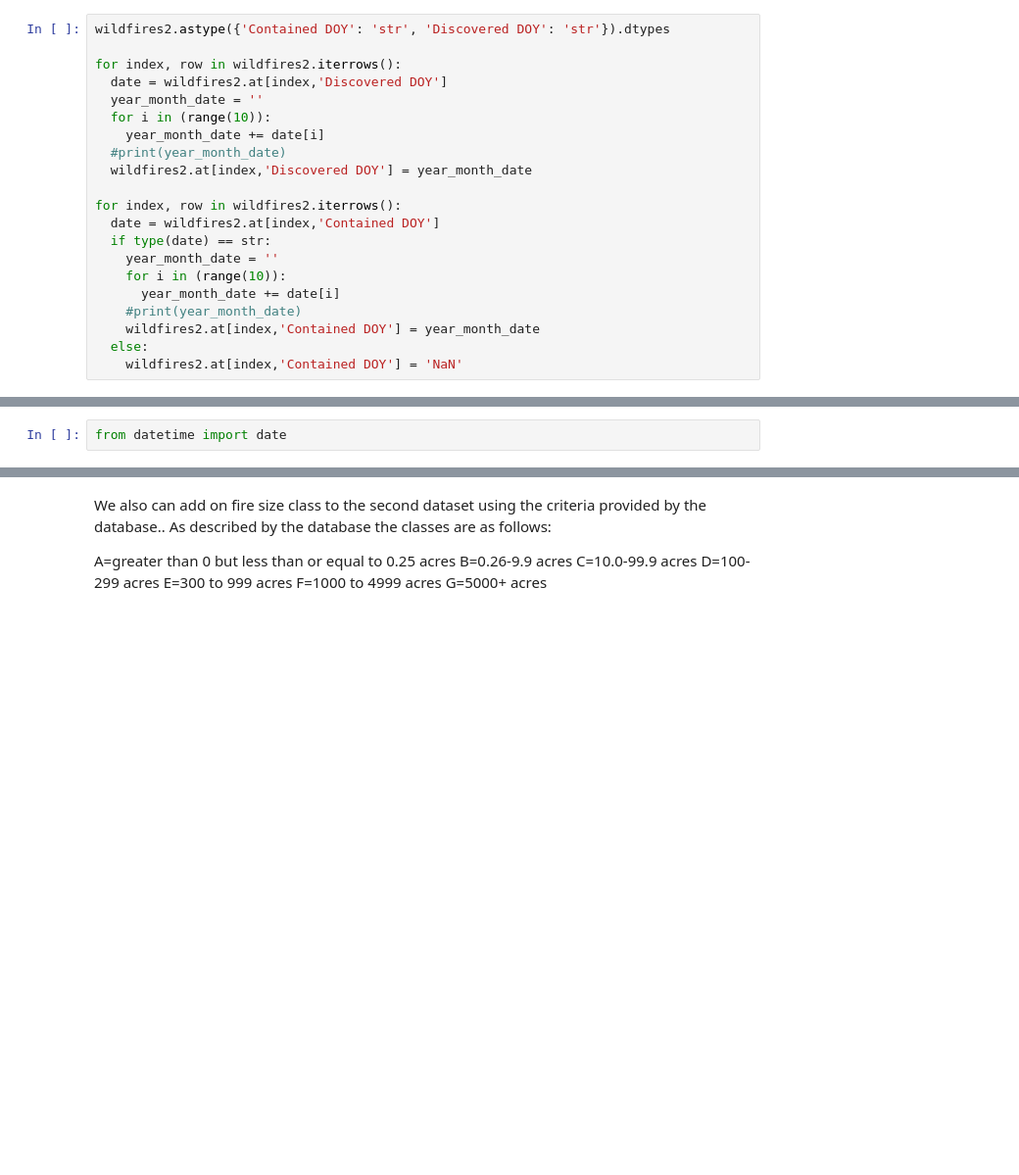
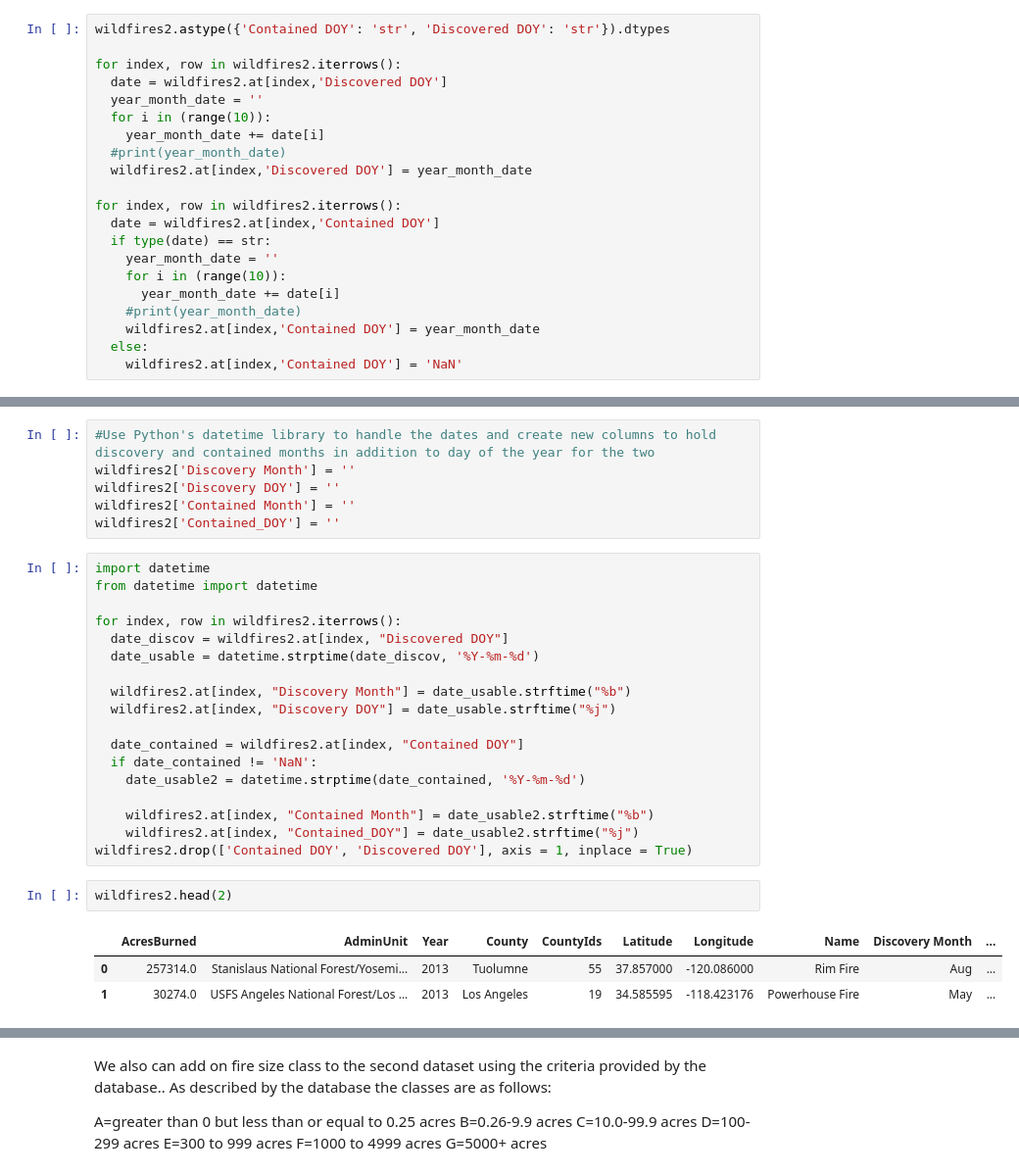
Before and after one commit to mnocerino23/Wildfire-Forecaster, a Jupyter notebook: wildfires.ipynb, the cells around one changed output, grey strips where cells are left out. Shown: that part at 98% size. Saved outputs shown, nothing was run; the diff lists cells and outputs as text; blank space fills up the shorter version.

```diff
--- a/wildfires.ipynb
+++ b/wildfires.ipynb
@@ -184,5 +185,33 @@ wildfires2.head(20)
 | 17 | 3111.0 | CAL FIRE Santa-Clara Unit | 2013 | Contra Costa | 7 | 2013-09-14 | 37.907570 | -121.882582 | Morgan Fire | ... |
 | 18 | 2781.0 | CAL FIRE San Diego Unit | 2013 | San Diego | 37 | 2013-05-26 | 33.121110 | -116.525790 | San Felipe Fire | ... |
 | 19 | 2462.0 | CAL FIRE Butte Unit | 2013 | Butte | 4 | 2013-08-22 | 39.446268 | -121.382360 | Swedes Fire | ... |
-# %%
-from datetime import date
+# %%
+#Use Python's datetime library to handle the dates and create new columns to hold discovery and contained months in addition to day of the year for the two
+wildfires2['Discovery Month'] = ''
+wildfires2['Discovery DOY'] = ''
+wildfires2['Contained Month'] = ''
+wildfires2['Contained_DOY'] = ''
+# %%
+import datetime
+from datetime import datetime
+
+for index, row in wildfires2.iterrows():
+  date_discov = wildfires2.at[index, "Discovered DOY"]
+  date_usable = datetime.strptime(date_discov, '%Y-%m-%d')
+
+  wildfires2.at[index, "Discovery Month"] = date_usable.strftime("%b")
+  wildfires2.at[index, "Discovery DOY"] = date_usable.strftime("%j")
+
+  date_contained = wildfires2.at[index, "Contained DOY"]
+  if date_contained != 'NaN':
+    date_usable2 = datetime.strptime(date_contained, '%Y-%m-%d')
+
+    wildfires2.at[index, "Contained Month"] = date_usable2.strftime("%b")
+    wildfires2.at[index, "Contained_DOY"] = date_usable2.strftime("%j")
+wildfires2.drop(['Contained DOY', 'Discovered DOY'], axis = 1, inplace = True)
+# %%
+wildfires2.head(2)
+# %% [output]
+|  | AcresBurned | AdminUnit | Year | County | CountyIds | Latitude | Longitude | Name | Discovery Month | ... |
+| 0 | 257314.0 | Stanislaus National Forest/Yosemi... | 2013 | Tuolumne | 55 | 37.857000 | -120.086000 | Rim Fire | Aug | ... |
+| 1 | 30274.0 | USFS Angeles National Forest/Los ... | 2013 | Los Angeles | 19 | 34.585595 | -118.423176 | Powerhouse Fire | May | ... |
```
Also changed, not shown: parts of 9 cells of this notebook.
